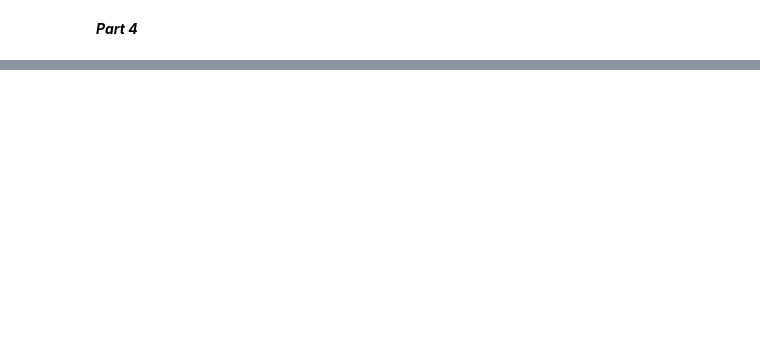
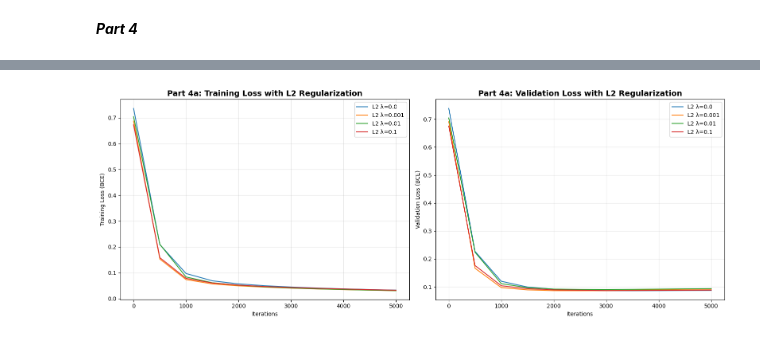
Before and after one commit to swesan123/breast-cancer-prediction-pytorch, a Jupyter notebook: Assignment3_starter.ipynb, the cells around one changed output, grey strips where cells are left out. Drawn from its saved outputs; the diff is of its cells as text; code cells hidden in the pictures; blank space fills up the shorter version.

```diff
--- a/Assignment3_starter.ipynb
+++ b/Assignment3_starter.ipynb
@@ -284,11 +484,13 @@ def calculate_accuracy(model, X, y):
 
     """
     # CODE HERE: Set model to evaluation mode
+    model.eval()
 
     with torch.no_grad():
         # CODE HERE: Get model outputs
-        outputs = None  # REPLACE WITH YOUR CODE
-        predictions = None  # REPLACE WITH YOUR CODE
-        accuracy = None  # REPLACE WITH YOUR CODE
 
+        outputs = model(X)
+        predictions = (outputs >= 0.5).float()
+        correct = (predictions == y).sum().item()
+        accuracy = correct / y.size(0)
     return accuracy
@@ -489,11 +847,11 @@ def train_with_minibatch_l1(model, criterion, optimizer, X_train, y_train, X_val
 
     return train_losses, val_losses, iterations
 # %%
-LAMBDA_L2_VALUES =
-LEARNING_RATE_L2 =
-NUM_ITERATIONS_L2 =
-BATCH_SIZE_L2 =
-CHECK_EVERY_L2 =
+LAMBDA_L2_VALUES = [0.0, 0.001, 0.01, 0.1]
+LEARNING_RATE_L2 = 0.01
+NUM_ITERATIONS_L2 = 5000
+BATCH_SIZE_L2 = 32
+CHECK_EVERY_L2 = NUM_ITERATIONS_L2 // 10
 
 l2_results = {}
 
@@ -501,7 +859,9 @@ for lambda_l2 in LAMBDA_L2_VALUES:
     print(f"\n--- Training with L2 λ = {lambda_l2} ---")
 
     # CODE HERE: Initialize & train the model (use original FeedForwardNet, no dropout)
-    model =
+    model = BreastCancerNN(input_features)
+    criterion = nn.BCELoss()
+    optimizer = optim.SGD(model.parameters(), lr=LEARNING_RATE_L2)  # no built-in weight decay; manual in train fn
 
     train_losses, val_losses, iterations = train_with_minibatch_l2(
         model, criterion, optimizer,
@@ -510,7 +870,11 @@ for lambda_l2 in LAMBDA_L2_VALUES:
     )
 
     # CODE HERE: Calculate final validation accuracy
-    final_accuracy =
+    model.eval()
+    with torch.no_grad():
+        preds = (model(X_val_t) > 0.5).float()
+        final_accuracy = (preds.eq(y_val_t)).sum().item() / y_val_t.size(0)
+
 
     # Store results
     l2_results[lambda_l2] = {
@@ -525,25 +907,40 @@ for lambda_l2 in LAMBDA_L2_VALUES:
 # %%
 fig, axes = plt.subplots(1, 2, figsize=(16, 6))
 
 # TODO: Plot training/validation loss for all L2 values
 # CODE HERE: Inject points to plots
+for lambda_l2, results in l2_results.items():
+    axes[0].plot(
+        results['iterations'],
+        results['train_losses'],
+        label=f"L2 λ={lambda_l2}"
+    )
+
 
 axes[0].set_title('Part 4a: Training Loss with L2 Regularization', fontsize=14, fontweight='bold')
 axes[0].set_xlabel('Iterations')
 axes[0].set_ylabel('Training Loss (BCE)')
 axes[0].legend()
 axes[0].grid(True, alpha=0.3)
 
 # CODE HERE: Inject points to plots
+for lambda_l2, results in l2_results.items():
+    axes[1].plot(
+        results['iterations'],
+        results['val_losses'],
+        label=f"L2 λ={lambda_l2}"
+    )
 
 axes[1].set_title('Part 4a: Validation Loss with L2 Regularization', fontsize=14, fontweight='bold')
 axes[1].set_xlabel('Iterations')
 axes[1].set_ylabel('Validation Loss (BCE)')
 axes[1].legend()
 axes[1].grid(True, alpha=0.3)
 
 plt.tight_layout()
 plt.show()
+# %% [output]
+[figure, added]
 # %%
 LAMBDA_L1 = 1e-4
 
```
Also changed, not shown: parts of 28 cells of this notebook.
